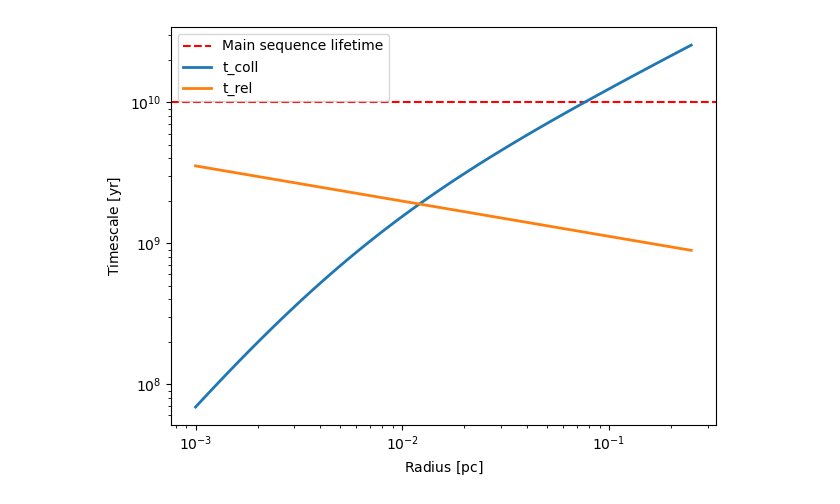
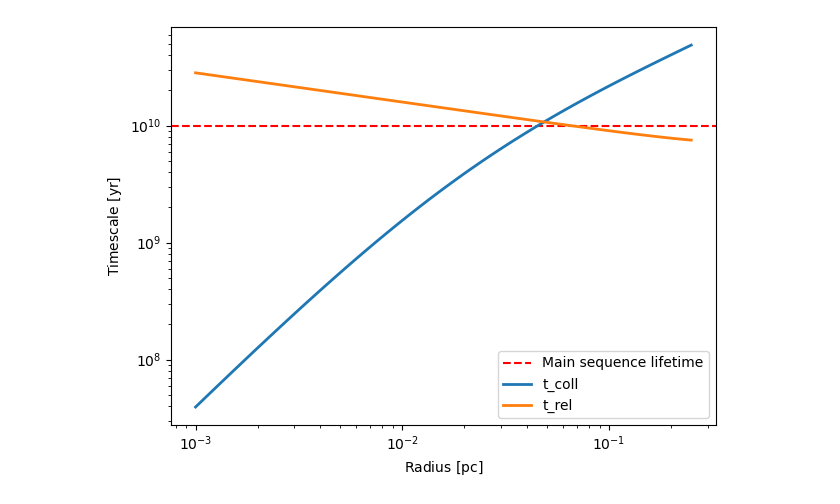
Before and after one commit to astro-claire/model-timescales, a Jupyter notebook: examples/rose_23_reproduce.ipynb, the cells around one changed output. Cells and saved outputs as stored; diff of their text form; code cells hidden in the pictures.

Commit message:
Updated in alignment with new input framework for TimescaleEnsemble

```diff
--- a/examples/rose_23_reproduce.ipynb
+++ b/examples/rose_23_reproduce.ipynb
@@ -40,0 +31,7 @@ tmodel = TimescaleEnsemble(grid,
+# %%
+tmodel = TimescaleEnsemble(grid,
+                        densityModel='powerLawBH',
+                        Nsampling =100,
+                        timescales_kwargs = {'e':ecc,'Mstar':Mstar},
+                        profile_kwargs={'alpha':alpha, 'rho0':rho0, 'M_bh':4*10**6*u.Msun},
+                        )
@@ -76,32 +83,32 @@ table5
 r = u.Quantity(table5['r']).to(u.pc)            # pick your unit
 t_coll = u.Quantity(table5['t_coll']).to(u.yr)
 t_rel = u.Quantity(table5['t_relax']).to(u.yr)
 
 fig, ax = plt.subplots()
 plt.axhline(y=1e10, color='r', linestyle='--', label='Main sequence lifetime')
 
 with quantity_support():                        # lets mpl handle Quantity directly
     ax.plot(r, t_coll, lw=2, label="t_coll")
     ax.plot(r, t_rel, lw=2, label="t_rel")
     ax.set_xlabel(f"r [{r.unit}]")
-    ax.set_ylabel(f"$t_{{\mathrm{{coll}}}}$ [{t.unit}]")
+    ax.set_ylabel(f"$t_{{\mathrm{{coll}}}}$ [{t_coll.unit}]")
 
 # Axes labels with units
 ax.set_xlabel(f"Radius [{r.unit.to_string('latex_inline')}]")
 ax.set_ylabel(f"Timescale [{t_coll.unit.to_string('latex_inline')}]")
 
 # Log scale for both axes (optional)
 ax.set_xscale('log')
 ax.set_yscale('log')
 
 # Optional grid
 # ax.grid(True, which='both', ls='--', alpha=0.5)
 
 # Title
 # ax.set_title("Astrophysical Timescale vs. Radius")
 plt.legend()
 
 plt.tight_layout()
 plt.show()
 # %% [output]
-[figure, old version]
+[figure, new version]
```
Also changed, not shown: parts of 5 cells of this notebook.
